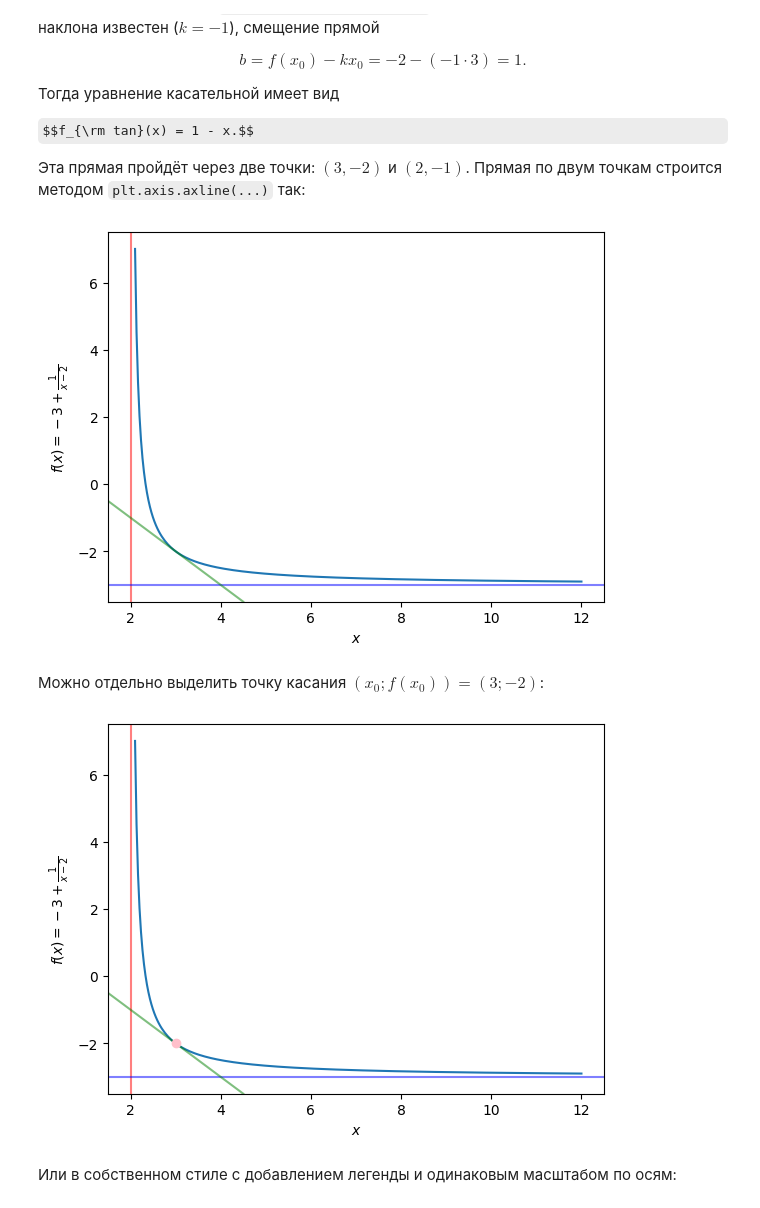
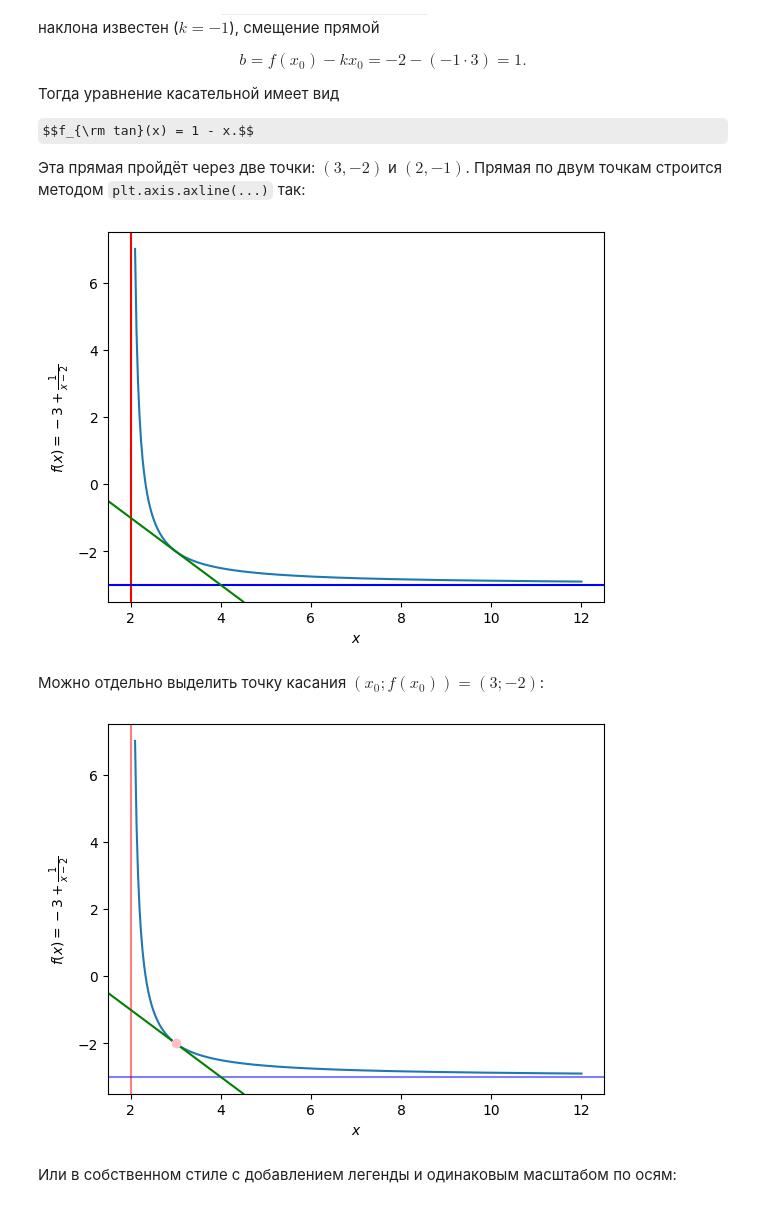
Before and after one commit to unexpectedCoder/sm6-py-cookbook, a Jupyter notebook: book/plotting/ch2-improved-matplotlib.ipynb, the cells around one changed output. Cells and saved outputs as stored; diff of their text form; code cells hidden in the pictures; some formulas as TeX source.

```diff
--- a/book/plotting/ch2-improved-matplotlib.ipynb
+++ b/book/plotting/ch2-improved-matplotlib.ipynb
@@ -480,22 +480,17 @@ $$f_{\rm tan}(x) = 1 - x.$$
 # %%
 fig, ax = plt.subplots()
 ax.plot(xh, yh)
-ax.axvline(2, c="r", alpha=0.5)
-ax.axhline(-3, c="b", alpha=0.5)
+ax.axvline(2, c="r")
+ax.axhline(-3, c="b")
 
-ax.axline(
-    (3, -2),
-    (2, -1),
-    c="g",
-    alpha=0.5
-)
+ax.axline((3, -2), (2, -1), c="g")
 
 ax.set(
     xlabel="$x$",
     ylabel=r"$f(x) = -3 + \frac{1}{x - 2}$"
 );
 # %% [output]
-[figure, old version]
+[figure, new version]
 # %% [markdown]
 Можно отдельно выделить точку касания $(x_0; f(x_0)) = (3; -2)$:
 # %%
@@ -504,24 +499,16 @@ ax.plot(xh, yh)
 ax.axvline(2, c="r", alpha=0.5)
 ax.axhline(-3, c="b", alpha=0.5)
 # Касательная
-ax.axline(
-    (3, -2),
-    (2, -1),
-    c="g",
-    alpha=0.5
-)
+ax.axline((3, -2), (2, -1), c="g")
 # Точка касания
-ax.plot(
-    3, -2,
-    ls="", marker="o", c="pink"
-)
+ax.plot(3, -2, ls="", marker="o", c="pink")
 
 ax.set(
     xlabel="$x$",
     ylabel=r"$f(x) = -3 + \frac{1}{x - 2}$"
 );
 # %% [output]
-[figure, old version]
+[figure, new version]
 # %% [markdown]
 Или в собственном стиле с добавлением легенды и одинаковым масштабом по осям:
 # %%
```
